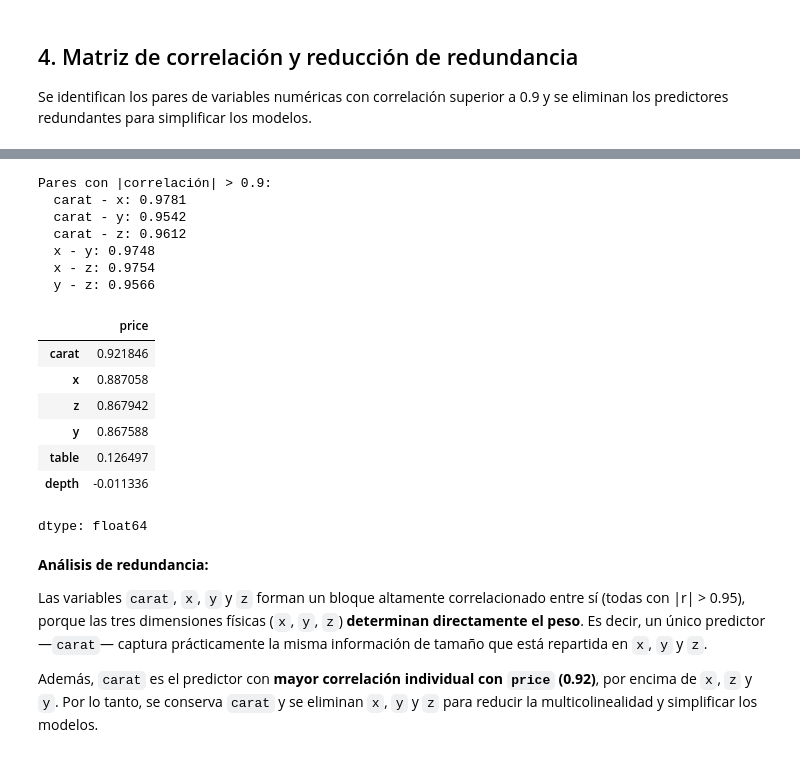
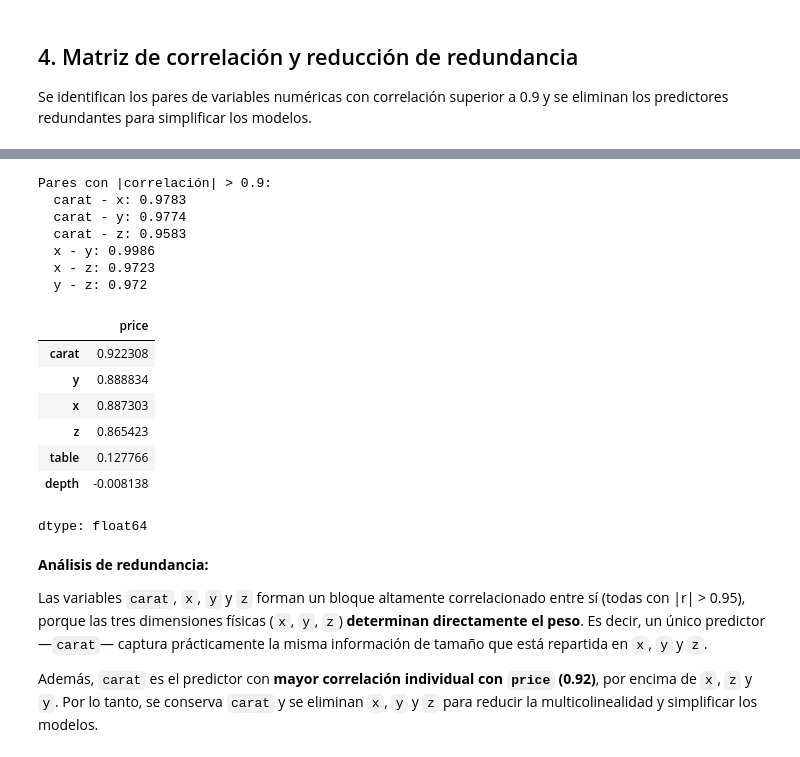
Before and after one commit to alancrom/diamond-price-prediction, a Jupyter notebook: diamond_price_regression.ipynb, the cells around one changed output, grey strips where cells are left out. Saved outputs shown, nothing was run; the diff lists cells and outputs as text; code cells hidden in the pictures.

```diff
--- a/diamond_price_regression.ipynb
+++ b/diamond_price_regression.ipynb
@@ -114,3 +116,5 @@ Dimensiones tras eliminar duplicados: (53771, 10)
+# %%
+train_df, _ = train_test_split(diamonds_df, test_size=0.2, random_state=1)
 # %% [markdown]
 **Resultados:**
 
@@ -283,5 +287,5 @@ plt.show()
 # %%
-predictors_corr = diamonds_df[num_cols].drop(columns="price").corr()
+predictors_corr = train_df[num_cols].drop(columns="price").corr()
 high_pairs = []
 cols = predictors_corr.columns
 for i in range(len(cols)):
@@ -295,22 +299,22 @@ for a, b, r in high_pairs:
     print(f"  {a} - {b}: {r}")
 # %% [output]
 Pares con |correlación| > 0.9:
-  carat - x: 0.9781
-  carat - y: 0.9542
-  carat - z: 0.9612
-  x - y: 0.9748
-  x - z: 0.9754
-  y - z: 0.9566
+  carat - x: 0.9783
+  carat - y: 0.9774
+  carat - z: 0.9583
+  x - y: 0.9986
+  x - z: 0.9723
+  y - z: 0.972
 # %%
-diamonds_df[num_cols].corr()["price"].drop("price").sort_values(ascending=False)
+train_df[num_cols].corr()["price"].drop("price").sort_values(ascending=False)
 # %% [output]
 |  | price |
-| carat | 0.921846 |
-| x | 0.887058 |
-| z | 0.867942 |
-| y | 0.867588 |
-| table | 0.126497 |
-| depth | -0.011336 |
+| carat | 0.922308 |
+| y | 0.888834 |
+| x | 0.887303 |
+| z | 0.865423 |
+| table | 0.127766 |
+| depth | -0.008138 |
 dtype: float64
 # %% [markdown]
 **Análisis de redundancia:**
```
Also changed, not shown: parts of 2 cells of this notebook.
